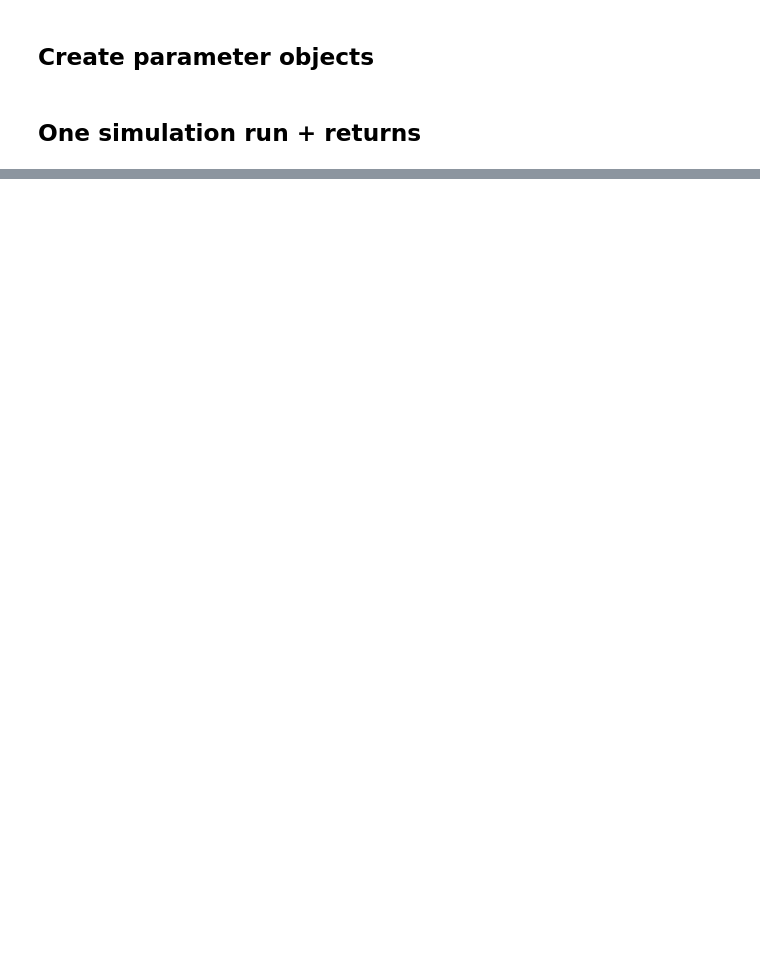
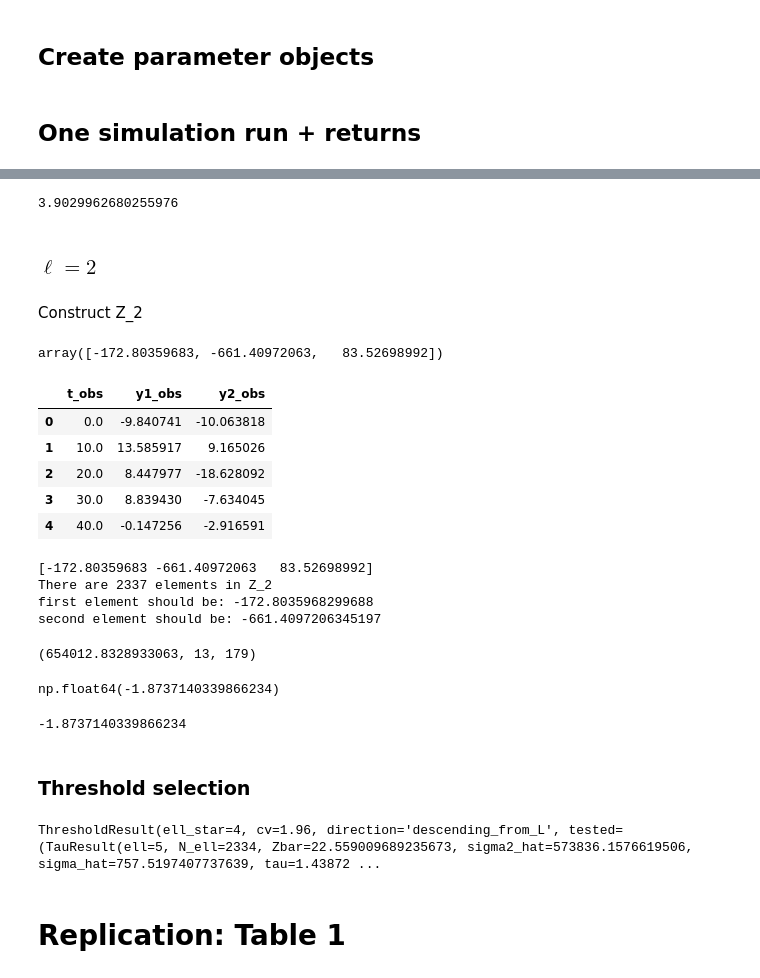
Before and after one commit to tmethasate/replication-packages, a Jupyter notebook: notebooks/uo2009_01_mc_table1.ipynb, the cells around one changed output, grey strips where cells are left out. Cells and saved outputs as stored; diff of their text form; code cells hidden in the pictures; blank space fills up the shorter version.

```diff
--- a/notebooks/uo2009_01_mc_table1.ipynb
+++ b/notebooks/uo2009_01_mc_table1.ipynb
@@ -94,0 +153,17 @@ plt.tight_layout()
+# %%
+tau_1_check_2 = compute_tau(
+    t1=list(range(t_obs.size)),
+    y1=y1_obs,
+    t2=list(range(t_obs.size)),
+    y2=y2_obs,
+    ell=1,
+    ell_in="ticks",
+    c=1,
+)
+tau_1_check_2.tau
+# %% [output]
+3.9029962680255976
+# %% [markdown]
+### $\ell = 2$
+# %% [markdown]
+Construct Z_2
@@ -94,0 +179,48 @@ plt.tight_layout()
+# %%
+Z_2[:3]
+# %% [output]
+array([-172.80359683, -661.40972063,   83.52698992])
+# %%
+df.head()
+# %% [output]
+|  | t_obs | y1_obs | y2_obs |
+| 0 | 0.0 | -9.840741 | -10.063818 |
+| 1 | 10.0 | 13.585917 | 9.165026 |
+| 2 | 20.0 | 8.447977 | -18.628092 |
+| 3 | 30.0 | 8.839430 | -7.634045 |
+| 4 | 40.0 | -0.147256 | -2.916591 |
+# %%
+print(Z_2[:3])
+print(f'There are {Z_2.size} elements in Z_2')
+print(f'first element should be: {(y1_obs[4]-y1_obs[3]) * (y2_obs[1]-y2_obs[0])}')
+print(f'second element should be: {(y1_obs[5]-y1_obs[4]) * (y2_obs[2]-y2_obs[1])}')
+# %% [output]
+[-172.80359683 -661.40972063   83.52698992]
+There are 2337 elements in Z_2
+first element should be: -172.8035968299688
+second element should be: -661.4097206345197
+# %%
+sigmasq_2= subsampling_variance_nonoverlapping(
+    Z=Z_2,
+    c=1,
+)
+
+sigmasq_2
+# %% [output]
+(654012.8328933063, 13, 179)
+# %%
+tau_2 = (np.sqrt(Z_2.size) * np.mean(Z_2)) / np.sqrt(sigmasq_2[0])
+tau_2
+# %% [output]
+np.float64(-1.8737140339866234)
+# %%
+tau_2_check = compute_tau_from_Z(
+    Z=Z_2,
+    c=1,
+    ell=2,
+)
+tau_2_check.tau
+# %% [output]
+-1.8737140339866234
+# %% [markdown]
+### Threshold selection
@@ -94,0 +237,6 @@ plt.tight_layout()
+# %%
+res
+# %% [output]
+ThresholdResult(ell_star=4, cv=1.96, direction='descending_from_L', tested=(TauResult(ell=5, N_ell=2334, Zbar=22.559009689235673, sigma2_hat=573836.1576619506, sigma_hat=757.5197407737639, tau=1.43872 ...
+# %% [markdown]
+# Replication: Table 1
```
Also changed, not shown: parts of 23 cells of this notebook, 1 other file.
